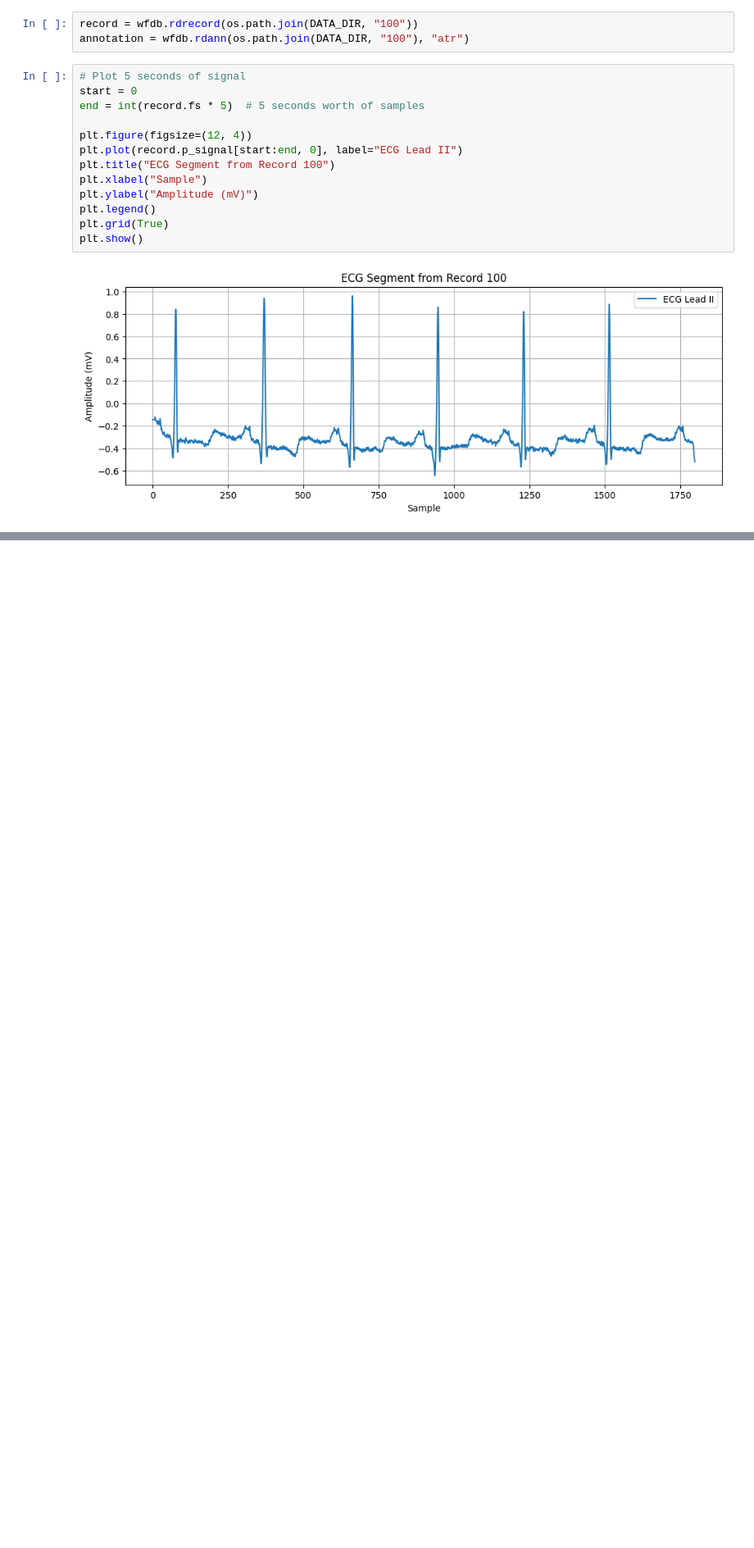
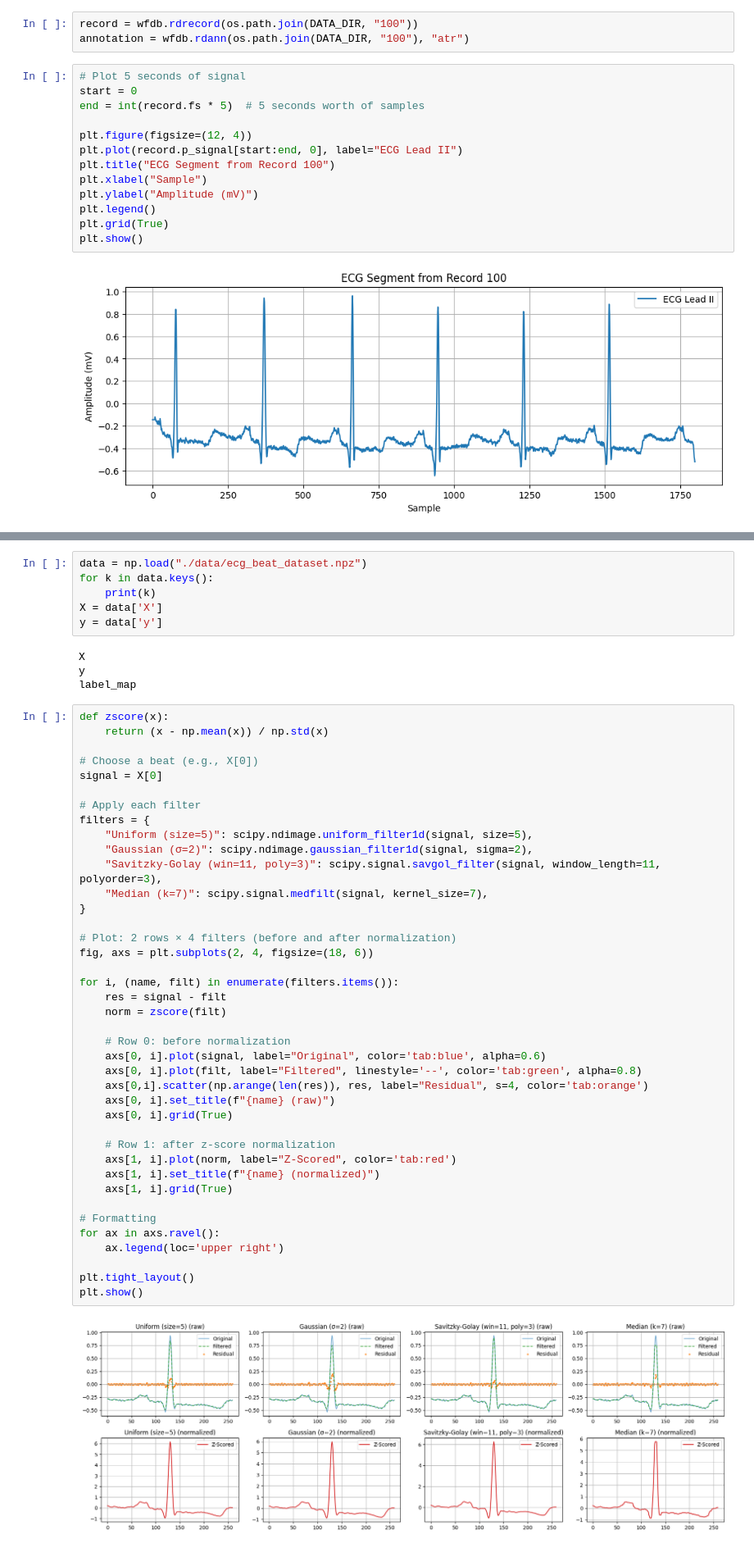
Before and after one commit to hsiuhsil/MITBIH_Arrhythmia_Classification, a Jupyter notebook: notebook.ipynb, the cells around one changed output, grey strips where cells are left out. Shown at 82% size. Drawn from its saved outputs; the diff is of its cells as text; blank space fills up the shorter version.

```diff
--- a/notebook.ipynb
+++ b/notebook.ipynb
@@ -40,0 +234,52 @@ plt.show()
+# %%
+data = np.load("./data/ecg_beat_dataset.npz")
+for k in data.keys():
+    print(k)
+X = data['X']
+y = data['y']
+# %% [output]
+X
+y
+label_map
+# %%
+def zscore(x):
+    return (x - np.mean(x)) / np.std(x)
+
+# Choose a beat (e.g., X[0])
+signal = X[0]
+
+# Apply each filter
+filters = {
+    "Uniform (size=5)": scipy.ndimage.uniform_filter1d(signal, size=5),
+    "Gaussian (σ=2)": scipy.ndimage.gaussian_filter1d(signal, sigma=2),
+    "Savitzky-Golay (win=11, poly=3)": scipy.signal.savgol_filter(signal, window_length=11, polyorder=3),
+    "Median (k=7)": scipy.signal.medfilt(signal, kernel_size=7),
+}
+
+# Plot: 2 rows × 4 filters (before and after normalization)
+fig, axs = plt.subplots(2, 4, figsize=(18, 6))
+
+for i, (name, filt) in enumerate(filters.items()):
+    res = signal - filt
+    norm = zscore(filt)
+
+    # Row 0: before normalization
+    axs[0, i].plot(signal, label="Original", color='tab:blue', alpha=0.6)
+    axs[0, i].plot(filt, label="Filtered", linestyle='--', color='tab:green', alpha=0.8)
+    axs[0,i].scatter(np.arange(len(res)), res, label="Residual", s=4, color='tab:orange')
+    axs[0, i].set_title(f"{name} (raw)")
+    axs[0, i].grid(True)
+
+    # Row 1: after z-score normalization
+    axs[1, i].plot(norm, label="Z-Scored", color='tab:red')
+    axs[1, i].set_title(f"{name} (normalized)")
+    axs[1, i].grid(True)
+
+# Formatting
+for ax in axs.ravel():
+    ax.legend(loc='upper right')
+
+plt.tight_layout()
+plt.show()
+# %% [output]
+[figure, added]
```
Also changed, not shown: parts of 29 cells of this notebook.
